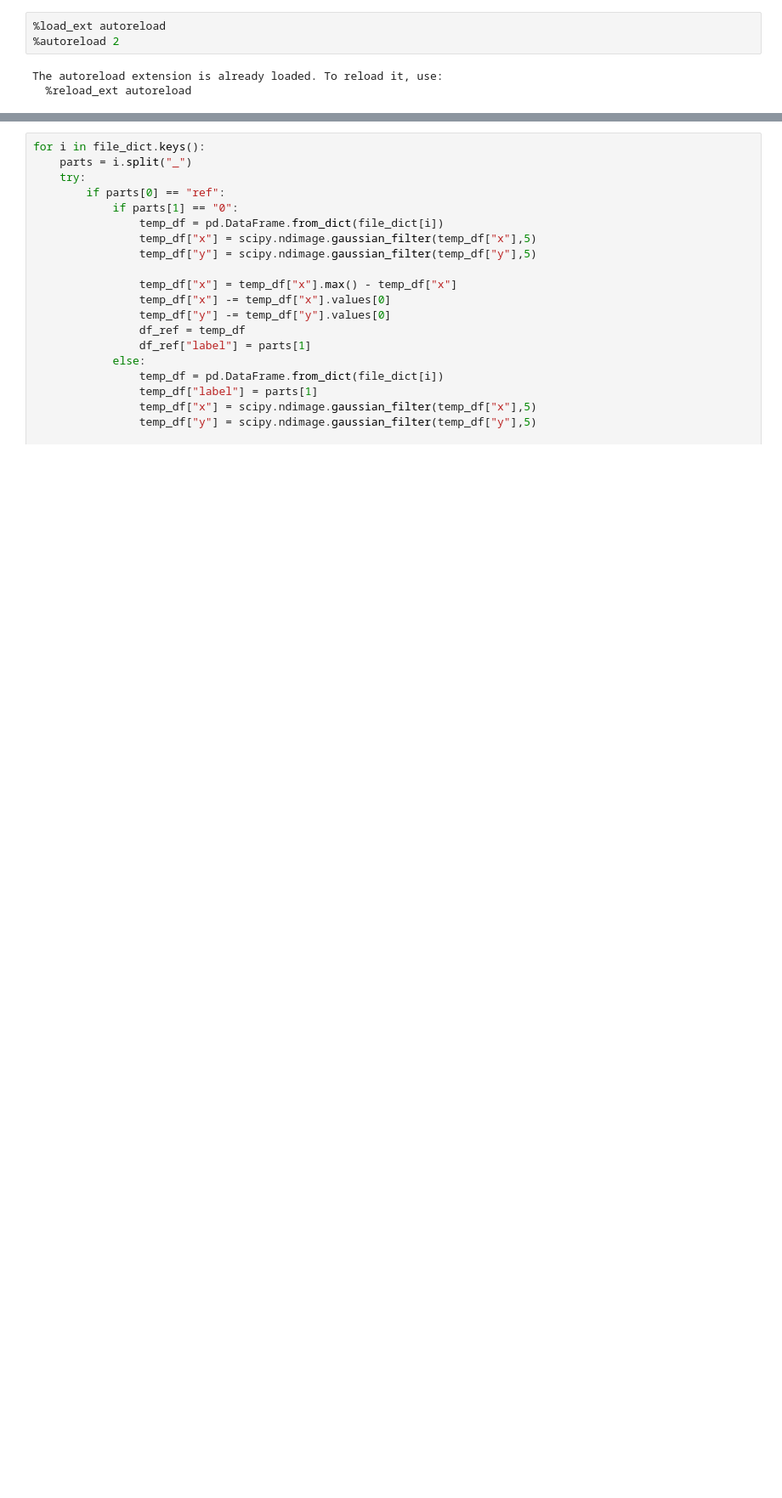
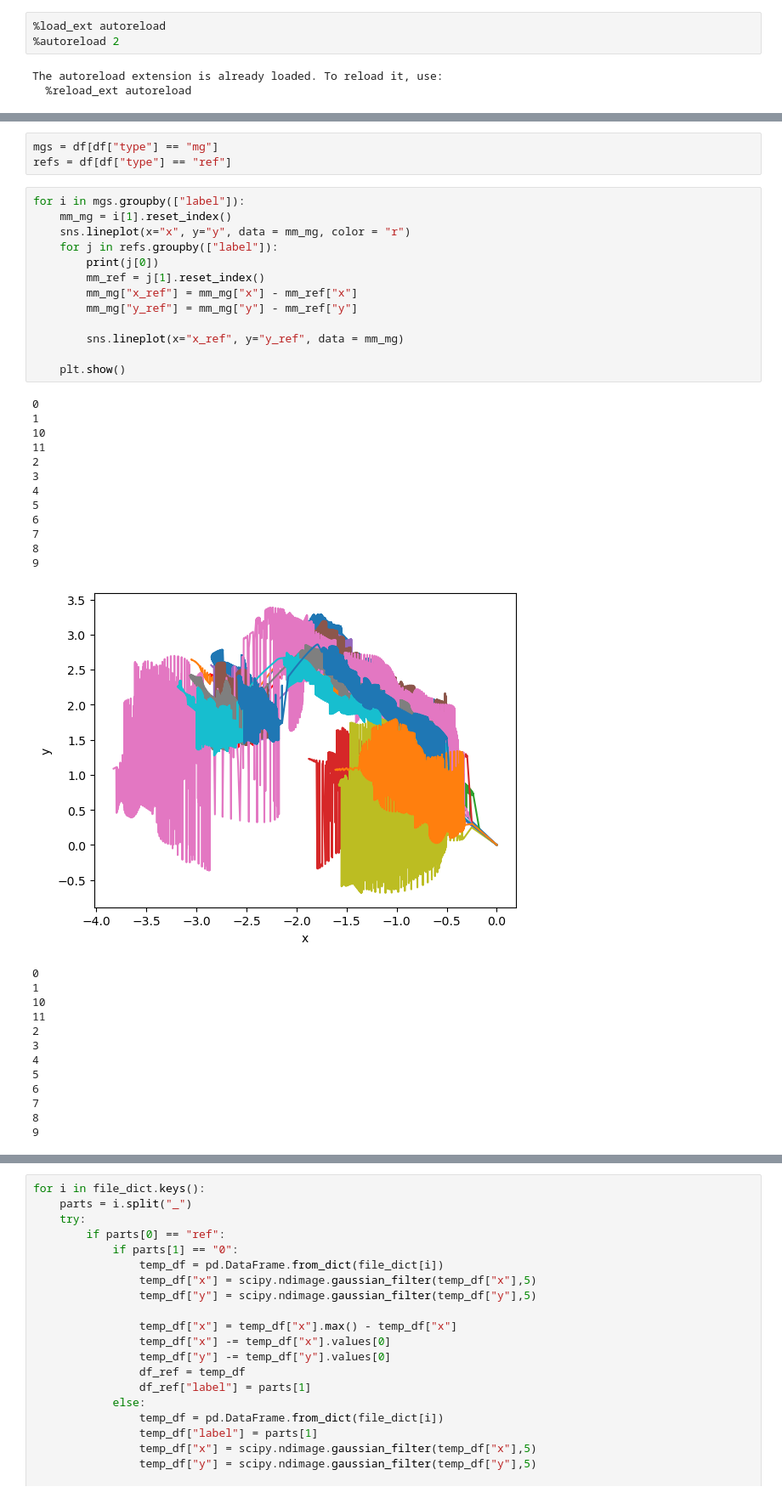
Before and after one commit to ArttuD/MicrorheologyProto, a Jupyter notebook: Notebook.ipynb, the cells around one changed output, grey strips where cells are left out. Shown at 85% size. Saved outputs shown, nothing was run; the diff lists cells and outputs as text; blank space fills up the shorter version.

```diff
--- a/Notebook.ipynb
+++ b/Notebook.ipynb
@@ -227,0 +306,42 @@ analysis.process_single(path_2, path_1, True, 0)
+# %%
+mgs = df[df["type"] == "mg"]
+refs = df[df["type"] == "ref"]
+# %%
+for i in mgs.groupby(["label"]):
+    mm_mg = i[1].reset_index()
+    sns.lineplot(x="x", y="y", data = mm_mg, color = "r")
+    for j in refs.groupby(["label"]):
+        print(j[0])
+        mm_ref = j[1].reset_index()
+        mm_mg["x_ref"] = mm_mg["x"] - mm_ref["x"]
+        mm_mg["y_ref"] = mm_mg["y"] - mm_ref["y"]
+
+        sns.lineplot(x="x_ref", y="y_ref", data = mm_mg)
+
+    plt.show()
+# %% [output]
+0
+1
+10
+11
+2
+3
+4
+5
+6
+7
+8
+9
+[figure, added]
+0
+1
+10
+11
+2
+3
+4
+5
+6
+7
+8
+9
```
Also changed, not shown: parts of 10 cells of this notebook, 1 other file.
